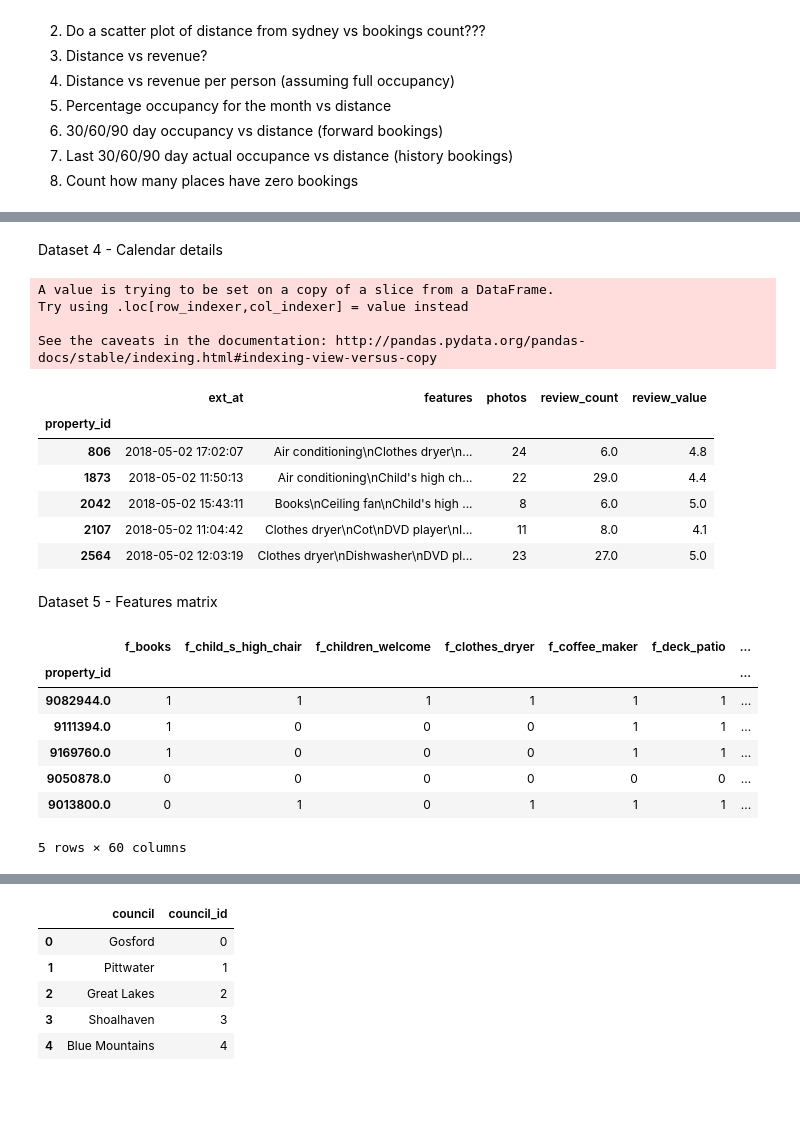
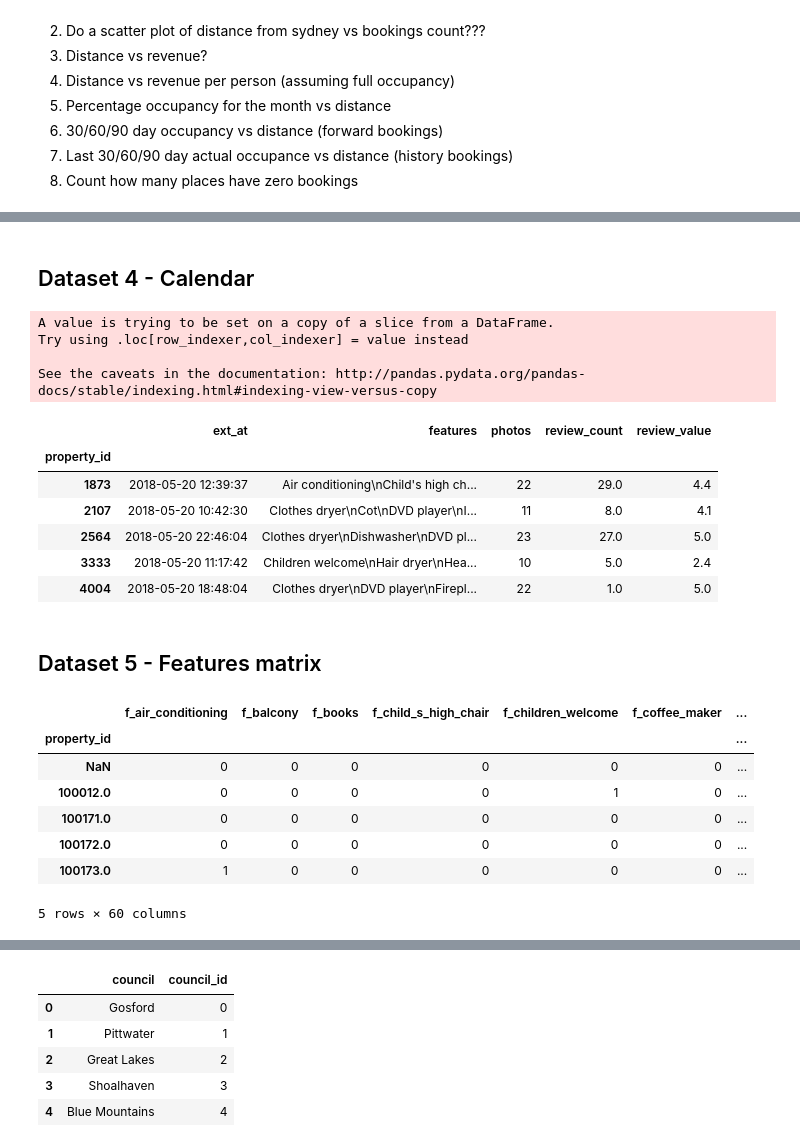
Before and after one commit to Mitoflyboy/scraping, a Jupyter notebook: stayz_analysis/Stayz_Analysis.ipynb, the cells around one changed output, grey strips where cells are left out. Saved outputs shown, nothing was run; the diff lists cells and outputs as text; code cells hidden in the pictures; blank space fills up the shorter version.

```diff
--- a/stayz_analysis/Stayz_Analysis.ipynb
+++ b/stayz_analysis/Stayz_Analysis.ipynb
@@ -33,5 +33,7 @@ from sklearn.tree import DecisionTreeClassifier
 # %%
 date_str = datetime.datetime.now().strftime("%Y-%m-%d")
 
+date_str = '2018-05-20'
+
 print("Date: " + date_str)
 # %% [output]
@@ -143,42 +183,42 @@ a.sort_values(by=['arr_dt'])
 # %% [markdown]
-Dataset 4 - Calendar details
+## Dataset 4 - Calendar
 # %%
 # Read the Calendar extract to get additional details
-cal_1 = pd.read_json('/Users/taj/GitHub/scraping/stayz/WebData/nsw_calendar/stayz_calendar_' + date_str + '.json.zip')
+cal_1 = pd.read_json('/Users/taj/GitHub/scraping/stayz/WebData/nsw_calendar/stayz_calendar_' + date_str + '.json')
 
 # Change values of -1.0 into NaN for stats analysis
 cal_1.loc[cal_1['review_count'] == -1.0, 'review_count'] = np.nan
 cal_1.loc[cal_1['review_value'] == -1.0, 'review_value'] = np.nan
 
 cal_2 = cal_1.drop(['calendar'], axis=1)
 
 cal_3 = cal_2[(cal_2['property_id'] != 0) & (cal_2['property_id'] != '')]
 
 cal_4 = cal_3
 
 cal_4['property_id'] = cal_4['property_id'].astype(np.int64)
 
 cal_5 = cal_4.set_index(['property_id'])
 
 cal_6 = cal_5.sort_index()
 
 cal = cal_6
 
 cal.head()
 # %% [output]
 A value is trying to be set on a copy of a slice from a DataFrame.
 Try using .loc[row_indexer,col_indexer] = value instead
 
 See the caveats in the documentation: http://pandas.pydata.org/pandas-docs/stable/indexing.html#indexing-view-versus-copy
 |  | ext_at | features | photos | review_count | review_value |
 | property_id |  |  |  |  |  |
-| 806 | 2018-05-02 17:02:07 | Air conditioning\nClothes dryer\n... | 24 | 6.0 | 4.8 |
-| 1873 | 2018-05-02 11:50:13 | Air conditioning\nChild's high ch... | 22 | 29.0 | 4.4 |
-| 2042 | 2018-05-02 15:43:11 | Books\nCeiling fan\nChild's high ... | 8 | 6.0 | 5.0 |
-| 2107 | 2018-05-02 11:04:42 | Clothes dryer\nCot\nDVD player\nI... | 11 | 8.0 | 4.1 |
-| 2564 | 2018-05-02 12:03:19 | Clothes dryer\nDishwasher\nDVD pl... | 23 | 27.0 | 5.0 |
+| 1873 | 2018-05-20 12:39:37 | Air conditioning\nChild's high ch... | 22 | 29.0 | 4.4 |
+| 2107 | 2018-05-20 10:42:30 | Clothes dryer\nCot\nDVD player\nI... | 11 | 8.0 | 4.1 |
+| 2564 | 2018-05-20 22:46:04 | Clothes dryer\nDishwasher\nDVD pl... | 23 | 27.0 | 5.0 |
+| 3333 | 2018-05-20 11:17:42 | Children welcome\nHair dryer\nHea... | 10 | 5.0 | 2.4 |
+| 4004 | 2018-05-20 18:48:04 | Clothes dryer\nDVD player\nFirepl... | 22 | 1.0 | 5.0 |
 # %% [markdown]
-Dataset 5 - Features matrix
+## Dataset 5 - Features matrix
 # %%
 # Load the features CSV
 feat_1 = pd.read_csv('/Users/taj/GitHub/scraping/stayz/WebData/nsw_features/stayz_nsw_features_' + date_str + '.csv')
@@ -191,13 +231,13 @@ feat = feat_2
 
 feat.head()
 # %% [output]
-|  | f_books | f_child_s_high_chair | f_children_welcome | f_clothes_dryer | f_coffee_maker | f_deck_patio | ... |
+|  | f_air_conditioning | f_balcony | f_books | f_child_s_high_chair | f_children_welcome | f_coffee_maker | ... |
 | property_id |  |  |  |  |  |  | ... |
-| 9082944.0 | 1 | 1 | 1 | 1 | 1 | 1 | ... |
-| 9111394.0 | 1 | 0 | 0 | 0 | 1 | 1 | ... |
-| 9169760.0 | 1 | 0 | 0 | 0 | 1 | 1 | ... |
-| 9050878.0 | 0 | 0 | 0 | 0 | 0 | 0 | ... |
-| 9013800.0 | 0 | 1 | 0 | 1 | 1 | 1 | ... |
+| NaN | 0 | 0 | 0 | 0 | 0 | 0 | ... |
+| 100012.0 | 0 | 0 | 0 | 0 | 1 | 0 | ... |
+| 100171.0 | 0 | 0 | 0 | 0 | 0 | 0 | ... |
+| 100172.0 | 0 | 0 | 0 | 0 | 0 | 0 | ... |
+| 100173.0 | 1 | 0 | 0 | 0 | 0 | 0 | ... |
 5 rows × 60 columns
 # %%
 # Create a derived table to map the property_type to an integer
```
Also changed, not shown: parts of 29 cells of this notebook, 6 other files.
